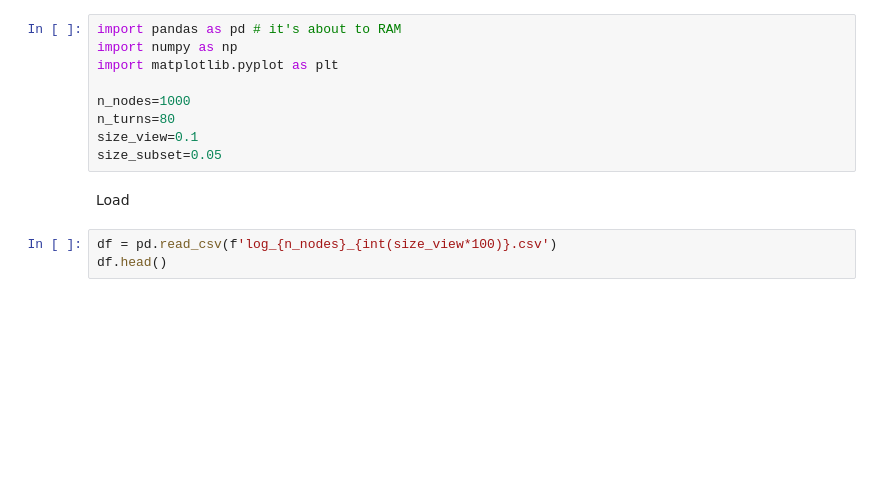
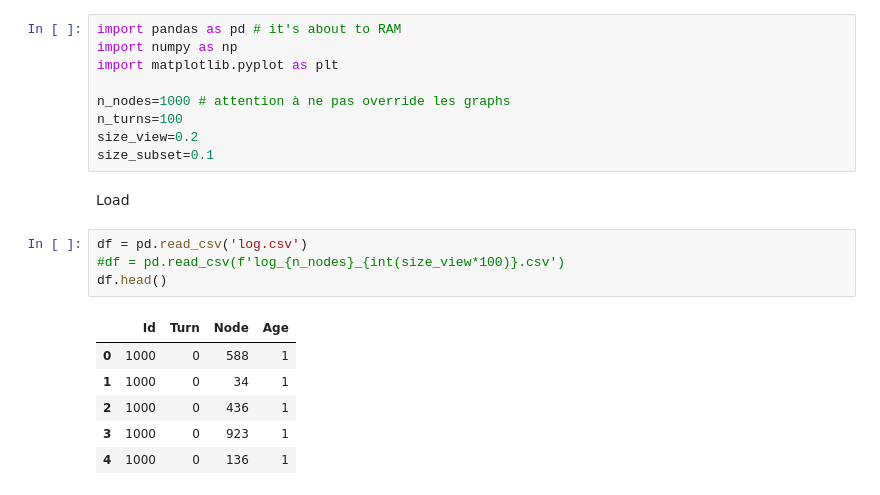
Before and after one commit to adribr53/LINFO2345-Project, a Jupyter notebook: log.ipynb, the cells around one changed output. Cells and saved outputs as stored; diff of their text form; blank space fills up the shorter version.

```diff
--- a/log.ipynb
+++ b/log.ipynb
@@ -3,13 +3,21 @@ import pandas as pd # it's about to RAM
 import numpy as np
 import matplotlib.pyplot as plt
 
-n_nodes=1000
-n_turns=80
-size_view=0.1
-size_subset=0.05
+n_nodes=1000 # attention à ne pas override les graphs
+n_turns=100
+size_view=0.2
+size_subset=0.1
 # %% [markdown]
 Load
 # %%
-df = pd.read_csv(f'log_{n_nodes}_{int(size_view*100)}.csv')
+df = pd.read_csv('log.csv')
+#df = pd.read_csv(f'log_{n_nodes}_{int(size_view*100)}.csv')
 df.head()
+# %% [output]
+|  | Id | Turn | Node | Age |
+| 0 | 1000 | 0 | 588 | 1 |
+| 1 | 1000 | 0 | 34 | 1 |
+| 2 | 1000 | 0 | 436 | 1 |
+| 3 | 1000 | 0 | 923 | 1 |
+| 4 | 1000 | 0 | 136 | 1 |
 # %% [markdown]
```
Also changed, not shown: parts of 8 cells of this notebook, 1 other file.
